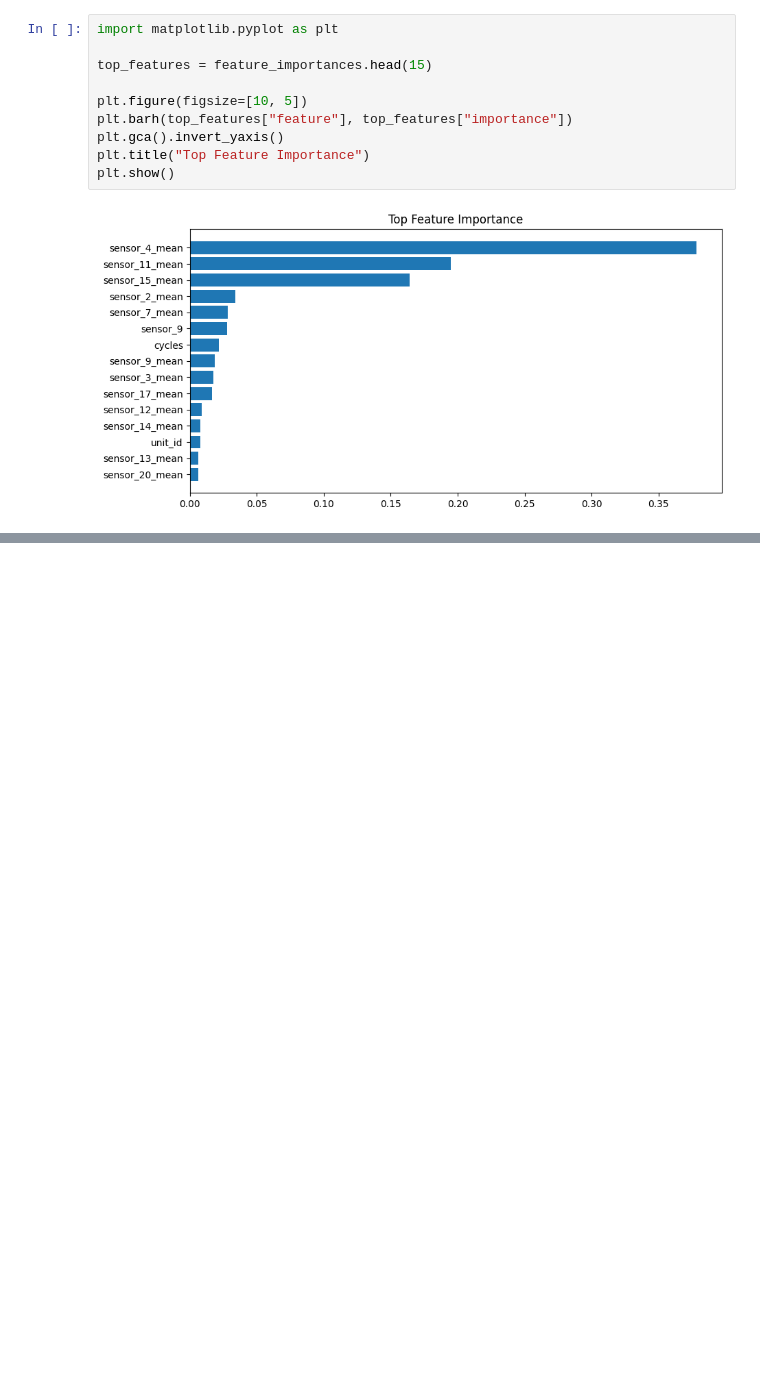
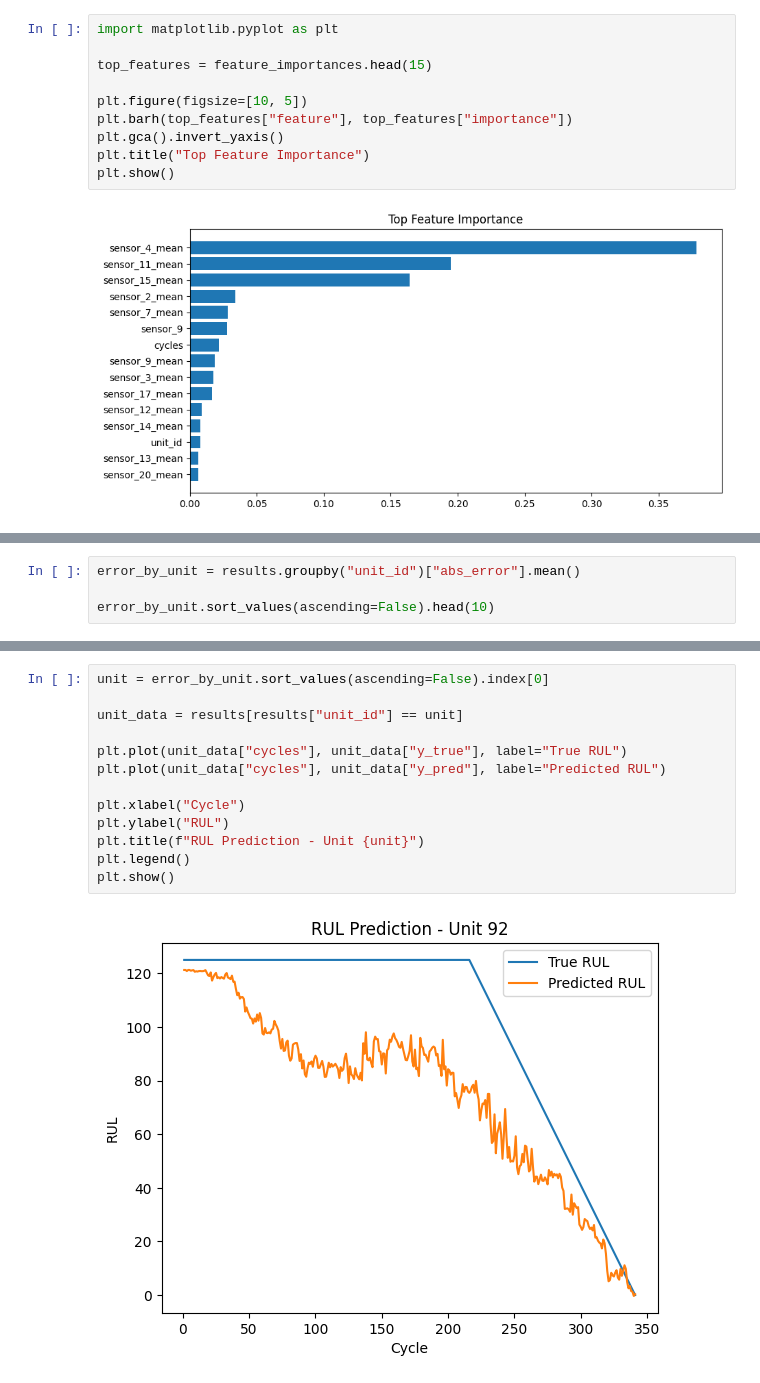
Before and after one commit to eusobergsu/predictive-maintenance-rul-turbofan, a Jupyter notebook: notebooks/01_data_loading.ipynb, the cells around one changed output, grey strips where cells are left out. Saved outputs shown, nothing was run; the diff lists cells and outputs as text; blank space fills up the shorter version.

```diff
--- a/notebooks/01_data_loading.ipynb
+++ b/notebooks/01_data_loading.ipynb
@@ -155,0 +188,4 @@ plt.show()
+# %%
+error_by_unit = results.groupby("unit_id")["abs_error"].mean()
+
+error_by_unit.sort_values(ascending=False).head(10)
@@ -155,0 +205,15 @@ plt.show()
+# %%
+unit = error_by_unit.sort_values(ascending=False).index[0]
+
+unit_data = results[results["unit_id"] == unit]
+
+plt.plot(unit_data["cycles"], unit_data["y_true"], label="True RUL")
+plt.plot(unit_data["cycles"], unit_data["y_pred"], label="Predicted RUL")
+
+plt.xlabel("Cycle")
+plt.ylabel("RUL")
+plt.title(f"RUL Prediction - Unit {unit}")
+plt.legend()
+plt.show()
+# %% [output]
+[figure, added]
```
Also changed, not shown: parts of 4 cells of this notebook.
